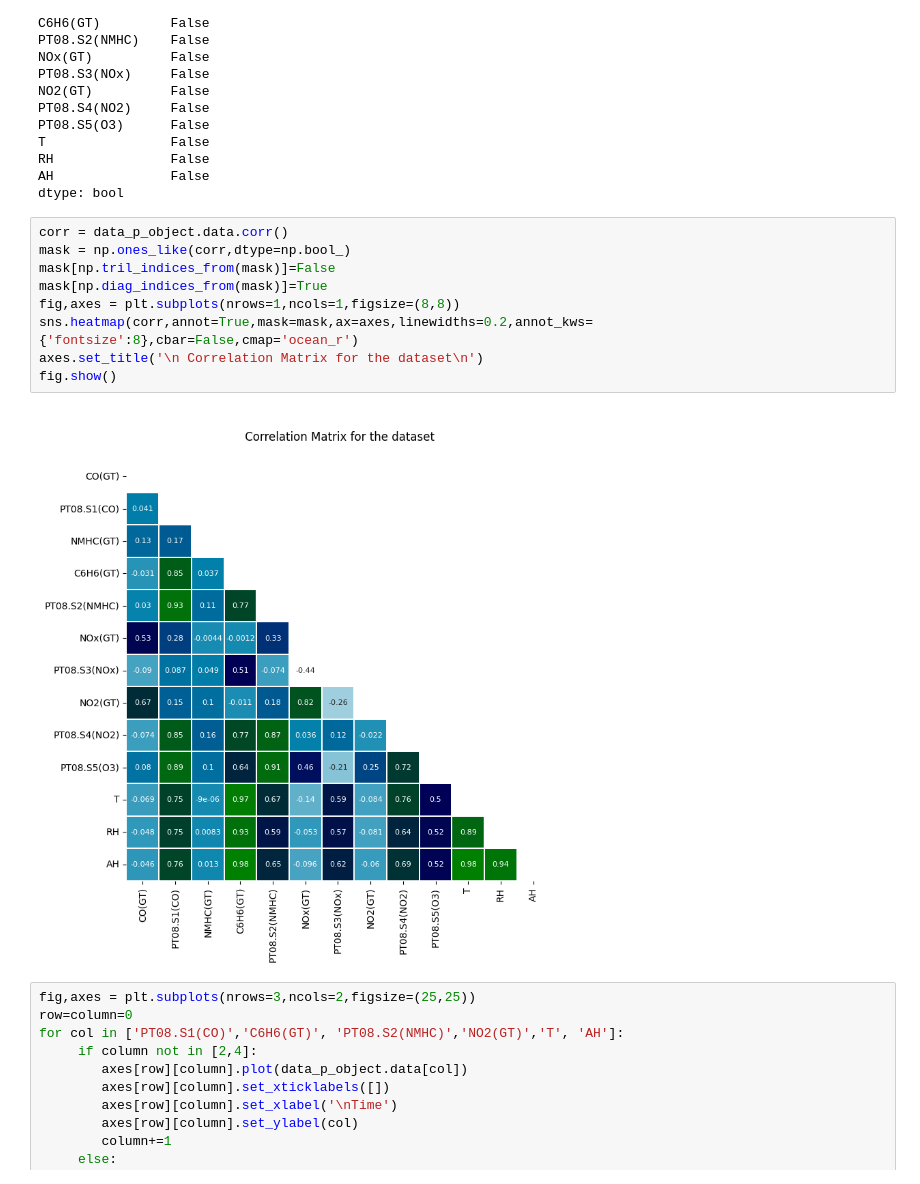
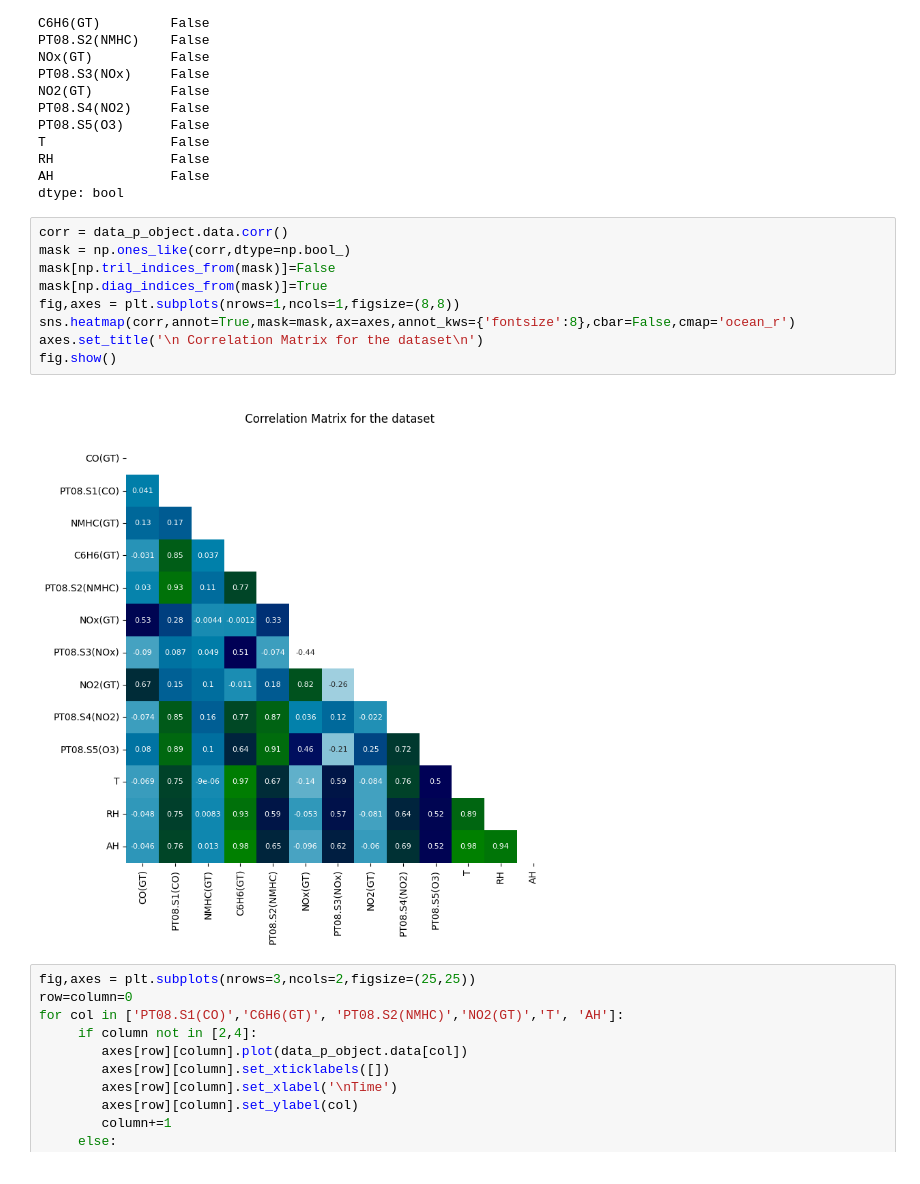
Before and after one commit to Akshaj000/UniversalMLDataProcessor, a Jupyter notebook: Submission/code_space.ipynb, the cells around one changed output. Drawn from its saved outputs; the diff is of its cells as text.

```diff
--- a/Submission/code_space.ipynb
+++ b/Submission/code_space.ipynb
@@ -275,14 +275,14 @@ dtype: bool
 # %%
 corr = data_p_object.data.corr()
 mask = np.ones_like(corr,dtype=np.bool_)
 mask[np.tril_indices_from(mask)]=False
 mask[np.diag_indices_from(mask)]=True
 fig,axes = plt.subplots(nrows=1,ncols=1,figsize=(8,8))
-sns.heatmap(corr,annot=True,mask=mask,ax=axes,linewidths=0.2,annot_kws={'fontsize':8},cbar=False,cmap='ocean_r')
+sns.heatmap(corr,annot=True,mask=mask,ax=axes,annot_kws={'fontsize':8},cbar=False,cmap='ocean_r')
 axes.set_title('\n Correlation Matrix for the dataset\n')
 fig.show()
 # %% [output]
-[figure, old version]
+[figure, new version]
 # %%
 fig,axes = plt.subplots(nrows=3,ncols=2,figsize=(25,25))
 row=column=0
```
Also changed, not shown: parts of 25 cells of this notebook, 1 other file.
